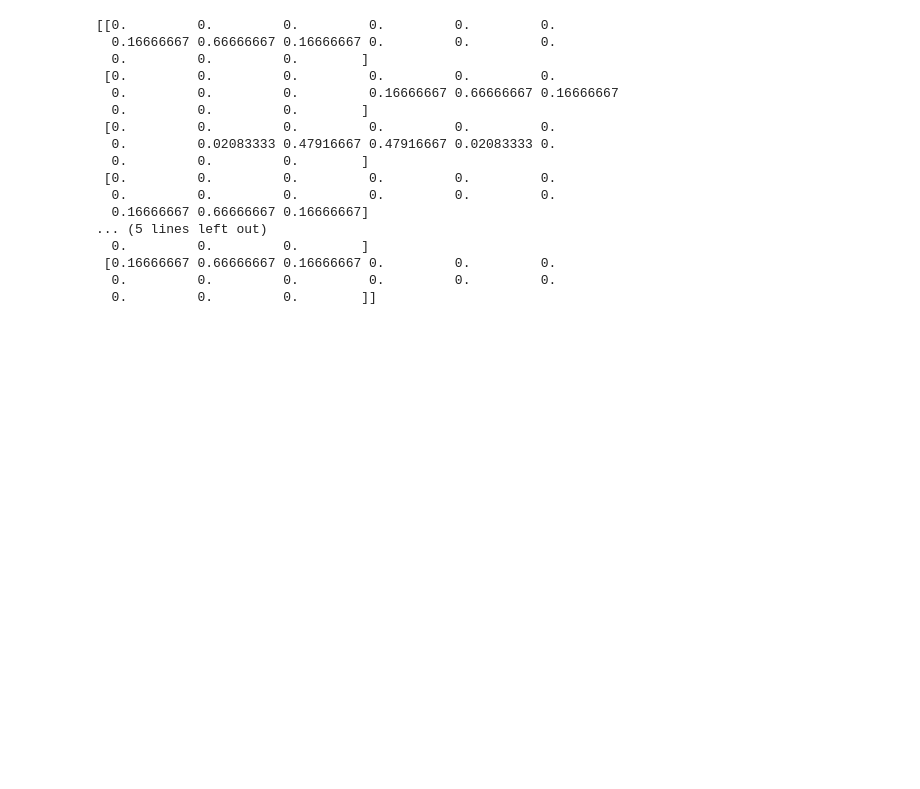
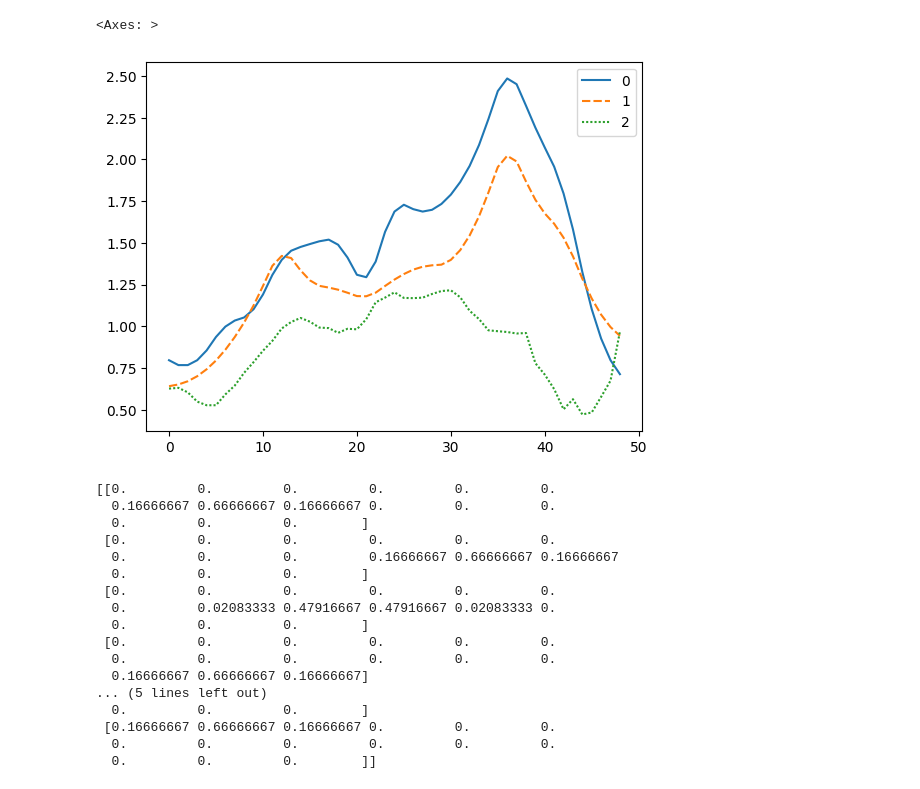
Before and after one commit to ruslanatsabryk/forecaster, a Jupyter notebook: dbconnection.ipynb, the cells around one changed output. Cells and saved outputs as stored; diff of their text form; code cells hidden in the pictures; blank space fills up the shorter version.

```diff
--- a/dbconnection.ipynb
+++ b/dbconnection.ipynb
@@ -207,0 +289,2 @@ print(y.shape)
+# %%
+X, y = augment_data(X_prior, y, 3000, degree=1)
@@ -207,0 +295,3 @@ print(y.shape)
+# %%
+X_train, X_test, y_train, y_test = train_test_split(X, y, test_size=0.2, shuffle=True, random_state=42)
+print(X_train)
@@ -258,3 +398,11 @@ sns.lineplot(data=test_data)
+# %%
+# test_data = np.vstack((y_test[20], predicted[20])).T
+test_data = np.vstack((y_test[-25], predicted[-25], X_test[-25])).T
+# test_data = np.vstack((y_test[-1], y_test[-2], X_test[-1][::3])).T
+sns.lineplot(data=test_data)
+# %% [output]
+<Axes: >
+[figure, added]
 # %%
 arr = np.array(
    [[0],
```
Also changed, not shown: parts of 23 cells of this notebook.
